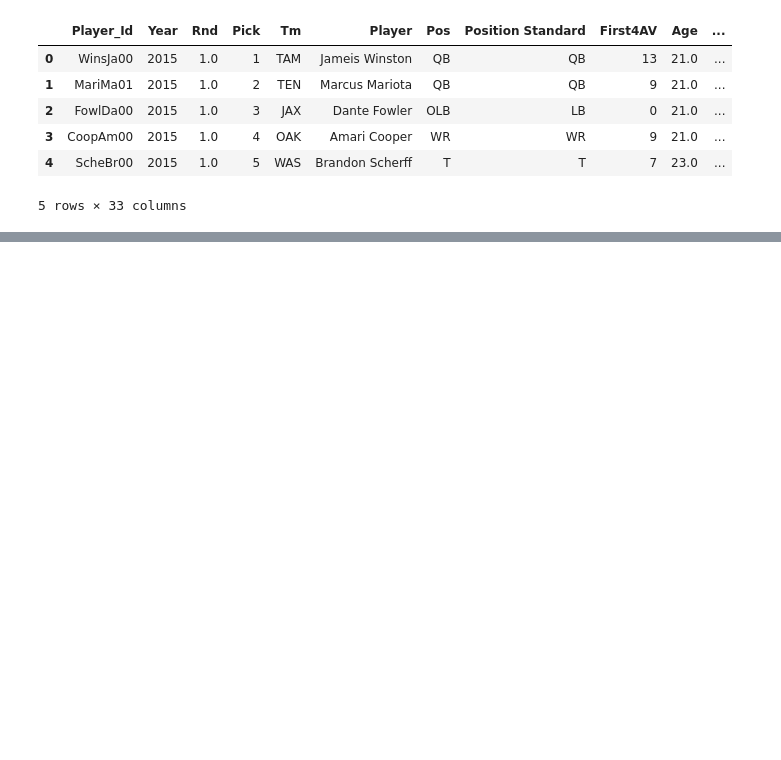
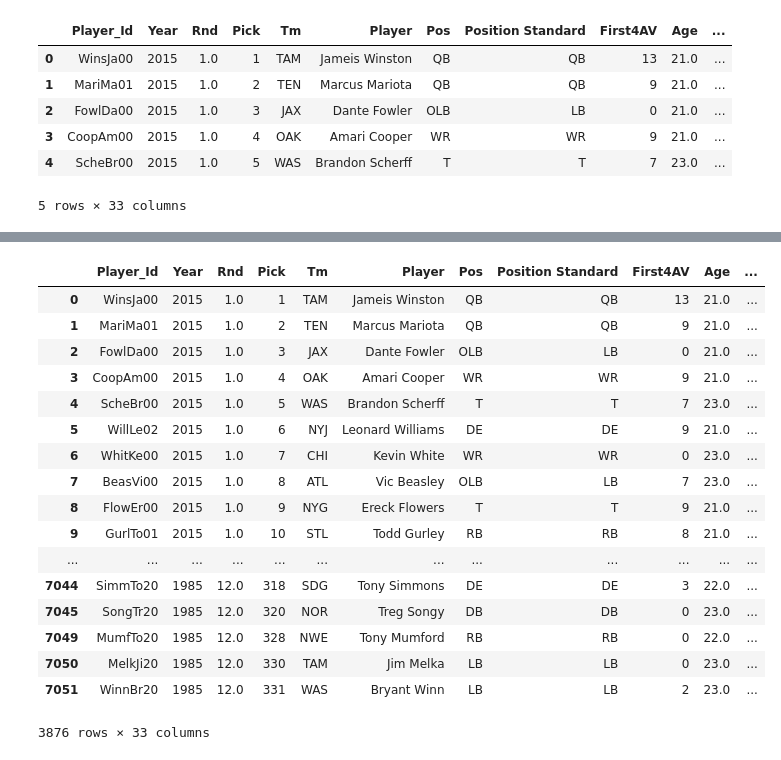
Before and after one commit to GabrielPerson/Data-Science-Project---UFMG, a Jupyter notebook: notebooks/2.0-Person-EDA.ipynb, the cells around one changed output, grey strips where cells are left out. Saved outputs shown, nothing was run; the diff lists cells and outputs as text; code cells hidden in the pictures; blank space fills up the shorter version.

```diff
--- a/notebooks/2.0-Person-EDA.ipynb
+++ b/notebooks/2.0-Person-EDA.ipynb
@@ -51,0 +166,21 @@ DrAV_Team_Year = df_draft.groupby(['Tm','Year']).sum()['DrAV']
+# %%
+Carrer_years['0-5']
+# %% [output]
+|  | Player_Id | Year | Rnd | Pick | Tm | Player | Pos | Position Standard | First4AV | Age | ... |
+| 0 | WinsJa00 | 2015 | 1.0 | 1 | TAM | Jameis Winston | QB | QB | 13 | 21.0 | ... |
+| 1 | MariMa01 | 2015 | 1.0 | 2 | TEN | Marcus Mariota | QB | QB | 9 | 21.0 | ... |
+| 2 | FowlDa00 | 2015 | 1.0 | 3 | JAX | Dante Fowler | OLB | LB | 0 | 21.0 | ... |
+| 3 | CoopAm00 | 2015 | 1.0 | 4 | OAK | Amari Cooper | WR | WR | 9 | 21.0 | ... |
+| 4 | ScheBr00 | 2015 | 1.0 | 5 | WAS | Brandon Scherff | T | T | 7 | 23.0 | ... |
+| 5 | WillLe02 | 2015 | 1.0 | 6 | NYJ | Leonard Williams | DE | DE | 9 | 21.0 | ... |
+| 6 | WhitKe00 | 2015 | 1.0 | 7 | CHI | Kevin White | WR | WR | 0 | 23.0 | ... |
+| 7 | BeasVi00 | 2015 | 1.0 | 8 | ATL | Vic Beasley | OLB | LB | 7 | 23.0 | ... |
+| 8 | FlowEr00 | 2015 | 1.0 | 9 | NYG | Ereck Flowers | T | T | 9 | 21.0 | ... |
+| 9 | GurlTo01 | 2015 | 1.0 | 10 | STL | Todd Gurley | RB | RB | 8 | 21.0 | ... |
+| ... | ... | ... | ... | ... | ... | ... | ... | ... | ... | ... | ... |
+| 7044 | SimmTo20 | 1985 | 12.0 | 318 | SDG | Tony Simmons | DE | DE | 3 | 22.0 | ... |
+| 7045 | SongTr20 | 1985 | 12.0 | 320 | NOR | Treg Songy | DB | DB | 0 | 23.0 | ... |
+| 7049 | MumfTo20 | 1985 | 12.0 | 328 | NWE | Tony Mumford | RB | RB | 0 | 22.0 | ... |
+| 7050 | MelkJi20 | 1985 | 12.0 | 330 | TAM | Jim Melka | LB | LB | 0 | 23.0 | ... |
+| 7051 | WinnBr20 | 1985 | 12.0 | 331 | WAS | Bryant Winn | LB | LB | 2 | 23.0 | ... |
+3876 rows × 33 columns
```
Also changed, not shown: parts of 15 cells of this notebook, 1 other file.
